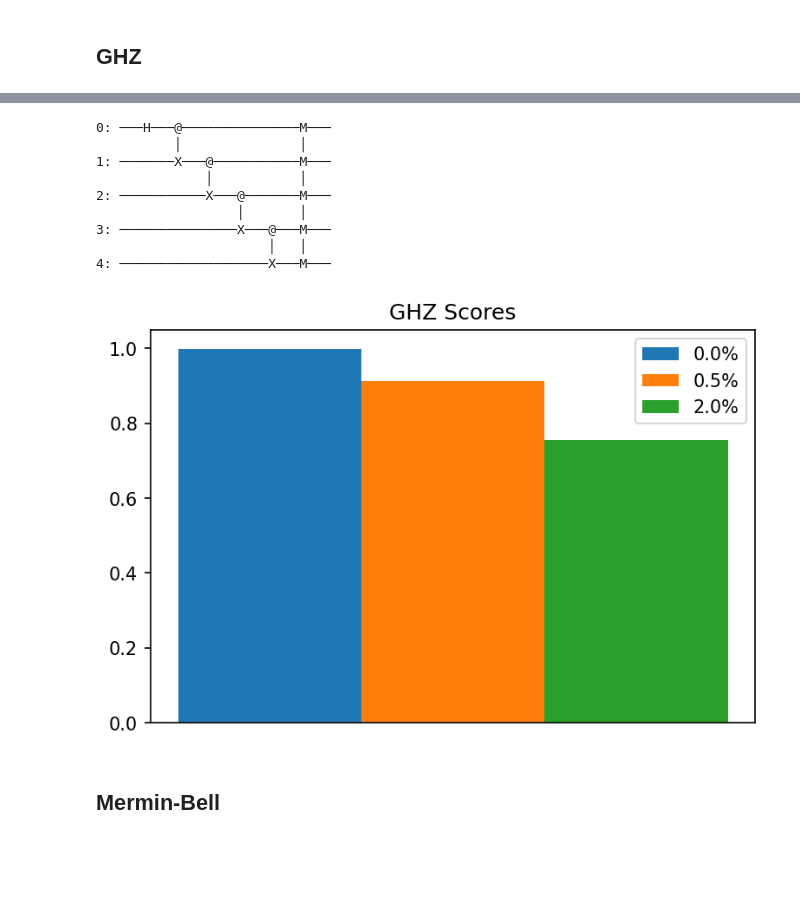
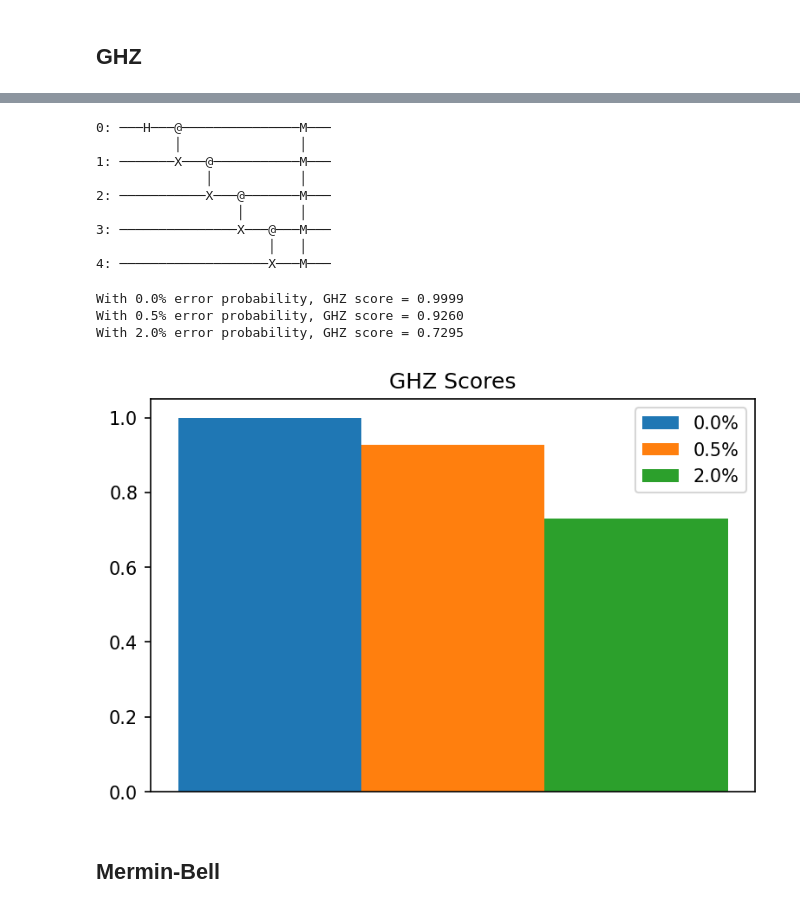
Before and after one commit to 00mjk/superMarq-1, a Jupyter notebook: HPCA_Artifact.ipynb, the cells around one changed output, grey strips where cells are left out. Cells and saved outputs as stored; diff of their text form; code cells hidden in the pictures; blank space fills up the shorter version.

```diff
--- a/HPCA_Artifact.ipynb
+++ b/HPCA_Artifact.ipynb
@@ -40,44 +53,44 @@ def noisy_simulation(circuit: cirq.Circuit, p: float) -> collections.Counter:
 # %%
-# Create the benchmark object
+# Create the benchmark object and circuit
 num_qubits = 5
 ghz = supermarq.ghz.GHZ(num_qubits)
+ghz_circuit = ghz.circuit()
+print(ghz_circuit)
+# %% [output]
+0: ───H───@───────────────M───
+          │               │
+1: ───────X───@───────────M───
+              │           │
+2: ───────────X───@───────M───
+                  │       │
+3: ───────────────X───@───M───
+                      │   │
+4: ───────────────────X───M───
-# %%
-# Generate the circuit
-ghz_circuit = ghz.circuit()
-print(ghz_circuit)
-# %% [output]
-0: ───H───@───────────────M───
-          │               │
-1: ───────X───@───────────M───
-              │           │
-2: ───────────X───@───────M───
-                  │       │
-3: ───────────────X───@───M───
-                      │   │
-4: ───────────────────X───M───
 # %%
-# Noisy simulation
-sim_results = []
+# Perform noisy simulation and evaluate the benchmark score function
+ghz_scores = []
 for error_prob in [0.0, 0.005, 0.02]:
-    sim_results.append((error_prob, noisy_simulation(ghz_circuit, p=error_prob)))
+    counts = noisy_simulation(ghz_circuit, p=error_prob)
+    score = ghz.score(counts)
+    ghz_scores.append((error_prob, score))
+    print(f'With {error_prob*100:.1f}% error probability, GHZ score = {score:.4f}')
+# %% [output]
+With 0.0% error probability, GHZ score = 0.9999
+With 0.5% error probability, GHZ score = 0.9260
+With 2.0% error probability, GHZ score = 0.7295
-# %%
-# Evaluate the benchmark score function
-scores = []
-for error_prob, counts in sim_results:
-    scores.append((error_prob, ghz.score(counts)))
 # %%
 # Plot the results
 fig, ax = plt.subplots(dpi=150)
 width = 0.1
 
-for i, (error_prob, score) in enumerate(scores):
+for i, (error_prob, score) in enumerate(ghz_scores):
     x = width * i
     ax.bar(x, score, width=width, label=f'{error_prob * 100:.1f}%', align='edge')
 
 ax.legend()
 ax.set_title('GHZ Scores')
 ax.get_xaxis().set_visible(False)
 # %% [output]
-[figure, old version]
+[figure, new version]
 # %% [markdown]
 ## Mermin-Bell
```
Also changed, not shown: parts of 31 cells of this notebook, 2 other files.
